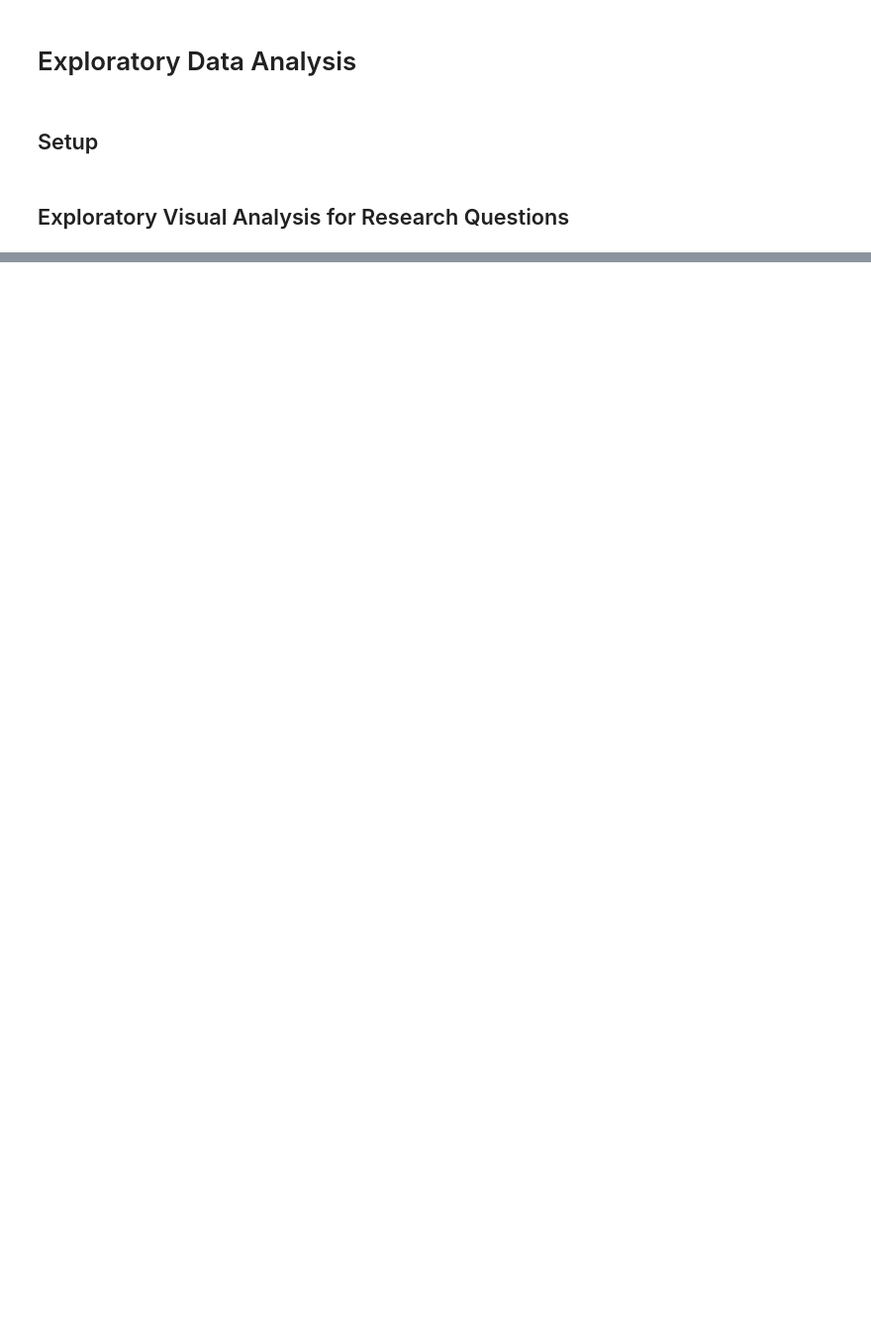
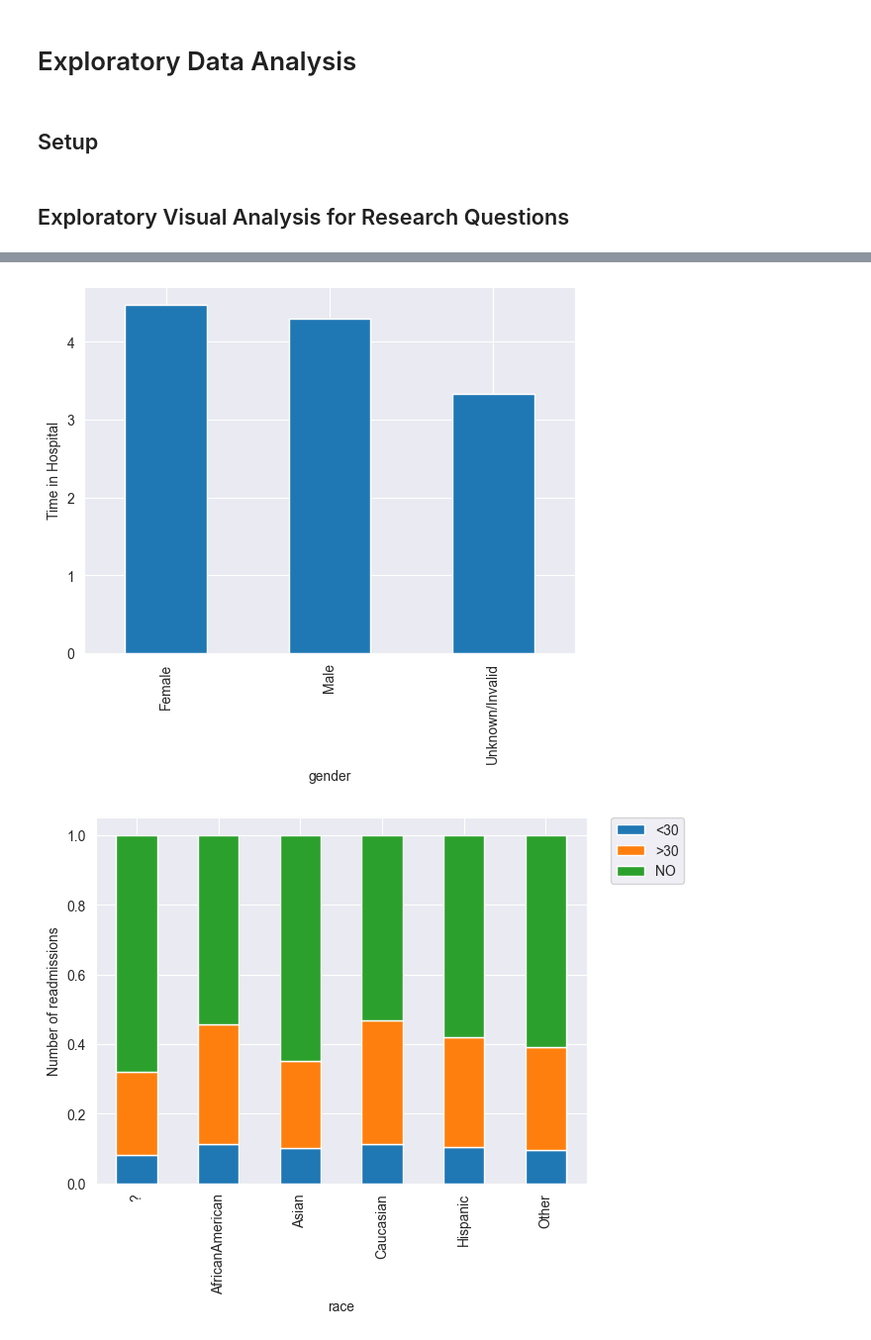
Before and after one commit to Lukmacbla/BioMedVis, a Jupyter notebook: main.ipynb, the cells around one changed output, grey strips where cells are left out. Shown: that part at 99% size. Cells and saved outputs as stored; diff of their text form; code cells hidden in the pictures; blank space fills up the shorter version.

Commit message:
Added plots for: Which race, gender, or age-related differences are there?

```diff
--- a/main.ipynb
+++ b/main.ipynb
@@ -69,0 +72,41 @@ Encounter ID: [False]
+# %%
+# Research Question Origin/Alters/Genderabhängige Unterschiede
+
+df.groupby('gender')['time_in_hospital'].mean().plot(kind='bar')
+plt.ylabel('Time in Hospital')
+plt.show()
+
+df.groupby('race')['readmitted'].value_counts(normalize=True).unstack().plot(kind='bar', stacked=True)
+plt.ylabel('Number of readmissions')
+plt.legend(bbox_to_anchor=(1.05, 1), loc='upper left', borderaxespad=0)
+plt.show()
+
+sns.boxplot(x='gender', y='age', data=df)
+plt.show()
+
+
+# Example: Count plot of readmissions by gender
+sns.countplot(x='gender', hue='readmitted', data=df)
+plt.title('Readmission Counts by Gender')
+plt.legend(bbox_to_anchor=(1.05, 1), loc='upper left', borderaxespad=0)
+plt.show()
+
+sns.boxplot(x='readmitted', y='time_in_hospital', hue='age', data=df)
+plt.title('Time in Hospital by Readmission and Age')
+plt.legend(bbox_to_anchor=(1.05, 1), loc='upper left', borderaxespad=0)
+plt.show()
+
+# Example: Mosaic plot (requires statsmodels)
+
+mosaic(df, ['race', 'readmitted'])
+plt.title('Mosaic plot for Race by Readmission')
+plt.show()
+
+# Example: Boxplot comparing time in hospital by readmission and race
+sns.boxplot(x='readmitted', y='time_in_hospital', hue='race', data=df)
+plt.title('Time in Hospital by Readmission and Race')
+plt.legend(bbox_to_anchor=(1.05, 1), loc='upper left', borderaxespad=0)
+plt.show()
+# %% [output]
+[figure, added]
+[figure, added]
```
Also changed, not shown: parts of 4 cells of this notebook, 1 other file.
